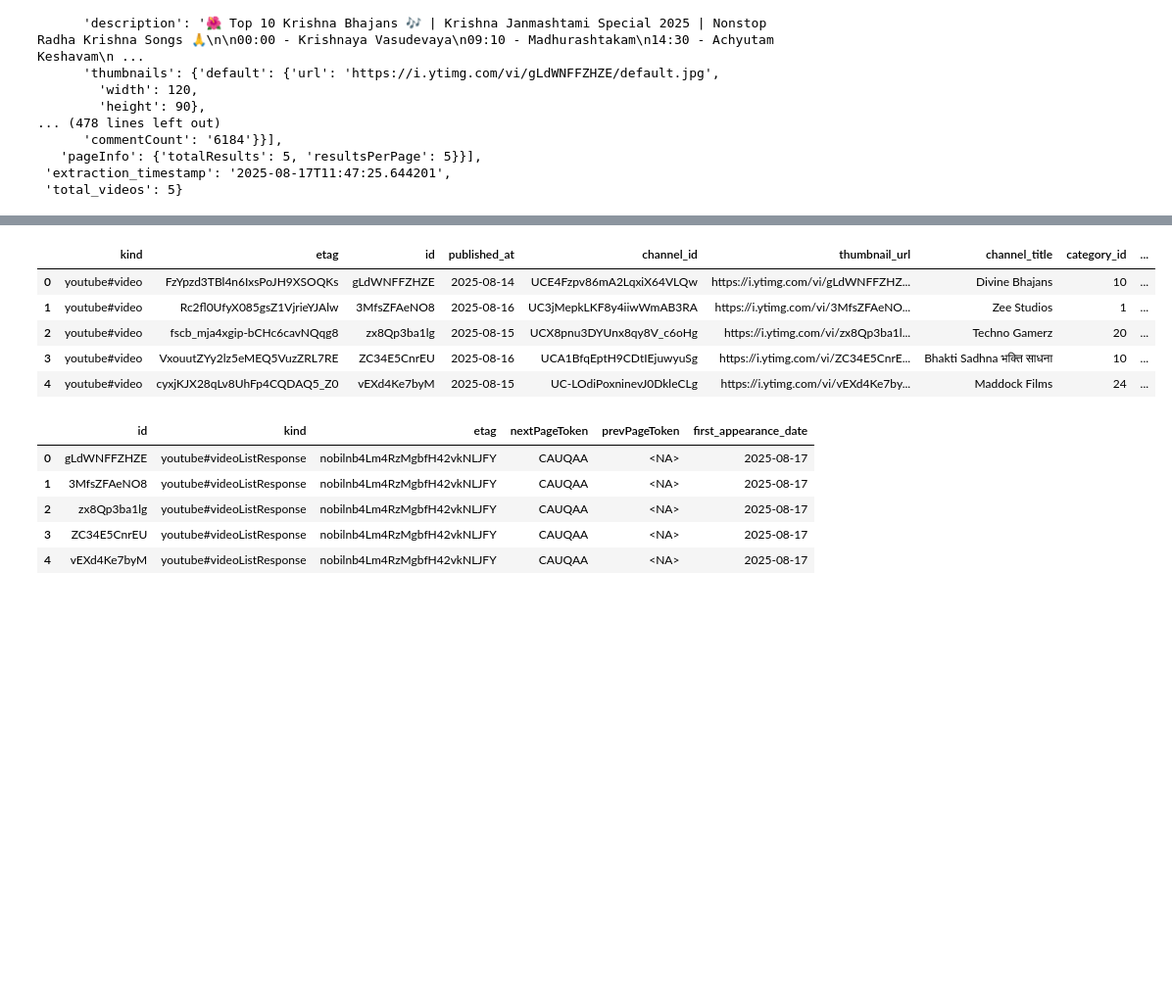
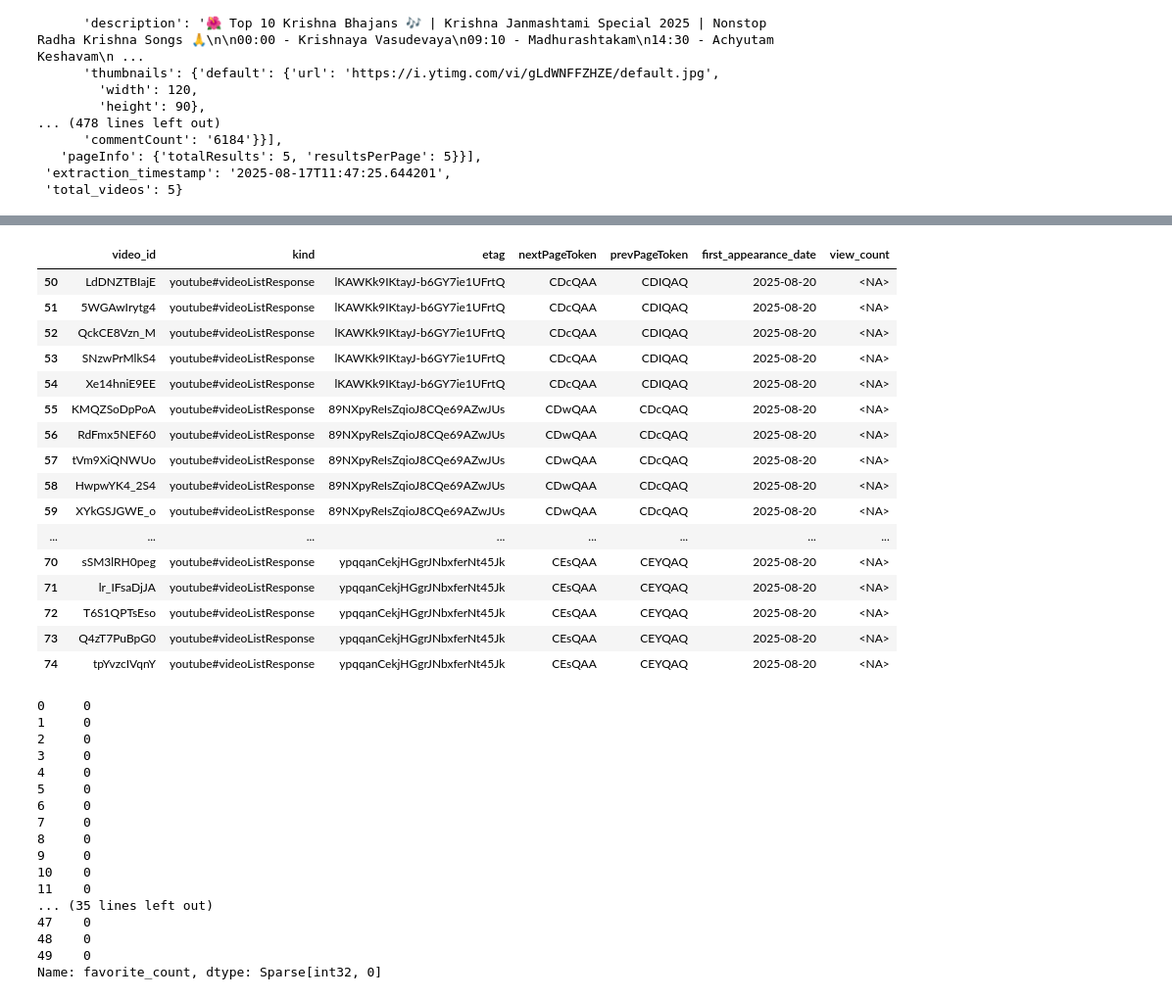
Before and after one commit to GentleClash/handsOnDE_yt_api, a Jupyter notebook: exploration/test.ipynb, the cells around one changed output, grey strips where cells are left out. Shown: that part at 98% size. Cells and saved outputs as stored; diff of their text form; code cells hidden in the pictures; blank space fills up the shorter version.

```diff
--- a/exploration/test.ipynb
+++ b/exploration/test.ipynb
@@ -60,18 +61,43 @@ memory usage: 12.1 KB
 # %%
-videos.head()
+null_view_count_videos = trend_ids[trend_ids['view_count'].isnull()]
+null_view_count_videos
+
+# Oof gotcha, we were only considering the first batch
 # %% [output]
-|  | kind | etag | id | published_at | channel_id | thumbnail_url | channel_title | category_id | ... |
-| 0 | youtube#video | FzYpzd3TBl4n6IxsPoJH9XSOQKs | gLdWNFFZHZE | 2025-08-14 | UCE4Fzpv86mA2LqxiX64VLQw | https://i.ytimg.com/vi/gLdWNFFZHZ... | Divine Bhajans | 10 | ... |
-| 1 | youtube#video | Rc2fl0UfyX085gsZ1VjrieYJAlw | 3MfsZFAeNO8 | 2025-08-16 | UC3jMepkLKF8y4iiwWmAB3RA | https://i.ytimg.com/vi/3MfsZFAeNO... | Zee Studios | 1 | ... |
-| 2 | youtube#video | fscb_mja4xgip-bCHc6cavNQqg8 | zx8Qp3ba1lg | 2025-08-15 | UCX8pnu3DYUnx8qy8V_c6oHg | https://i.ytimg.com/vi/zx8Qp3ba1l... | Techno Gamerz | 20 | ... |
-| 3 | youtube#video | VxouutZYy2lz5eMEQ5VuzZRL7RE | ZC34E5CnrEU | 2025-08-16 | UCA1BfqEptH9CDtIEjuwyuSg | https://i.ytimg.com/vi/ZC34E5CnrE... | Bhakti Sadhna भक्ति साधना | 10 | ... |
-| 4 | youtube#video | cyxjKJX28qLv8UhFp4CQDAQ5_Z0 | vEXd4Ke7byM | 2025-08-15 | UC-LOdiPoxninevJ0DkleCLg | https://i.ytimg.com/vi/vEXd4Ke7by... | Maddock Films | 24 | ... |
+|  | video_id | kind | etag | nextPageToken | prevPageToken | first_appearance_date | view_count |
+| 50 | LdDNZTBIajE | youtube#videoListResponse | lKAWKk9IKtayJ-b6GY7ie1UFrtQ | CDcQAA | CDIQAQ | 2025-08-20 | <NA> |
+| 51 | 5WGAwIrytg4 | youtube#videoListResponse | lKAWKk9IKtayJ-b6GY7ie1UFrtQ | CDcQAA | CDIQAQ | 2025-08-20 | <NA> |
+| 52 | QckCE8Vzn_M | youtube#videoListResponse | lKAWKk9IKtayJ-b6GY7ie1UFrtQ | CDcQAA | CDIQAQ | 2025-08-20 | <NA> |
+| 53 | SNzwPrMlkS4 | youtube#videoListResponse | lKAWKk9IKtayJ-b6GY7ie1UFrtQ | CDcQAA | CDIQAQ | 2025-08-20 | <NA> |
+| 54 | Xe14hniE9EE | youtube#videoListResponse | lKAWKk9IKtayJ-b6GY7ie1UFrtQ | CDcQAA | CDIQAQ | 2025-08-20 | <NA> |
+| 55 | KMQZSoDpPoA | youtube#videoListResponse | 89NXpyReIsZqioJ8CQe69AZwJUs | CDwQAA | CDcQAQ | 2025-08-20 | <NA> |
+| 56 | RdFmx5NEF60 | youtube#videoListResponse | 89NXpyReIsZqioJ8CQe69AZwJUs | CDwQAA | CDcQAQ | 2025-08-20 | <NA> |
+| 57 | tVm9XiQNWUo | youtube#videoListResponse | 89NXpyReIsZqioJ8CQe69AZwJUs | CDwQAA | CDcQAQ | 2025-08-20 | <NA> |
+| 58 | HwpwYK4_2S4 | youtube#videoListResponse | 89NXpyReIsZqioJ8CQe69AZwJUs | CDwQAA | CDcQAQ | 2025-08-20 | <NA> |
+| 59 | XYkGSJGWE_o | youtube#videoListResponse | 89NXpyReIsZqioJ8CQe69AZwJUs | CDwQAA | CDcQAQ | 2025-08-20 | <NA> |
+| ... | ... | ... | ... | ... | ... | ... | ... |
+| 70 | sSM3lRH0peg | youtube#videoListResponse | ypqqanCekjHGgrJNbxferNt45Jk | CEsQAA | CEYQAQ | 2025-08-20 | <NA> |
+| 71 | lr_IFsaDjJA | youtube#videoListResponse | ypqqanCekjHGgrJNbxferNt45Jk | CEsQAA | CEYQAQ | 2025-08-20 | <NA> |
+| 72 | T6S1QPTsEso | youtube#videoListResponse | ypqqanCekjHGgrJNbxferNt45Jk | CEsQAA | CEYQAQ | 2025-08-20 | <NA> |
+| 73 | Q4zT7PuBpG0 | youtube#videoListResponse | ypqqanCekjHGgrJNbxferNt45Jk | CEsQAA | CEYQAQ | 2025-08-20 | <NA> |
+| 74 | tpYvzcIVqnY | youtube#videoListResponse | ypqqanCekjHGgrJNbxferNt45Jk | CEsQAA | CEYQAQ | 2025-08-20 | <NA> |
 # %%
-trend_ids.head()
+videos['favorite_count']
 # %% [output]
-|  | id | kind | etag | nextPageToken | prevPageToken | first_appearance_date |
-| 0 | gLdWNFFZHZE | youtube#videoListResponse | nobilnb4Lm4RzMgbfH42vkNLJFY | CAUQAA | <NA> | 2025-08-17 |
-| 1 | 3MfsZFAeNO8 | youtube#videoListResponse | nobilnb4Lm4RzMgbfH42vkNLJFY | CAUQAA | <NA> | 2025-08-17 |
-| 2 | zx8Qp3ba1lg | youtube#videoListResponse | nobilnb4Lm4RzMgbfH42vkNLJFY | CAUQAA | <NA> | 2025-08-17 |
-| 3 | ZC34E5CnrEU | youtube#videoListResponse | nobilnb4Lm4RzMgbfH42vkNLJFY | CAUQAA | <NA> | 2025-08-17 |
-| 4 | vEXd4Ke7byM | youtube#videoListResponse | nobilnb4Lm4RzMgbfH42vkNLJFY | CAUQAA | <NA> | 2025-08-17 |
+0     0
+1     0
+2     0
+3     0
+4     0
+5     0
+6     0
+7     0
+8     0
+9     0
+10    0
+11    0
+... (35 lines left out)
+47    0
+48    0
+49    0
+Name: favorite_count, dtype: Sparse[int32, 0]
```
Also changed, not shown: parts of 2 cells of this notebook.
